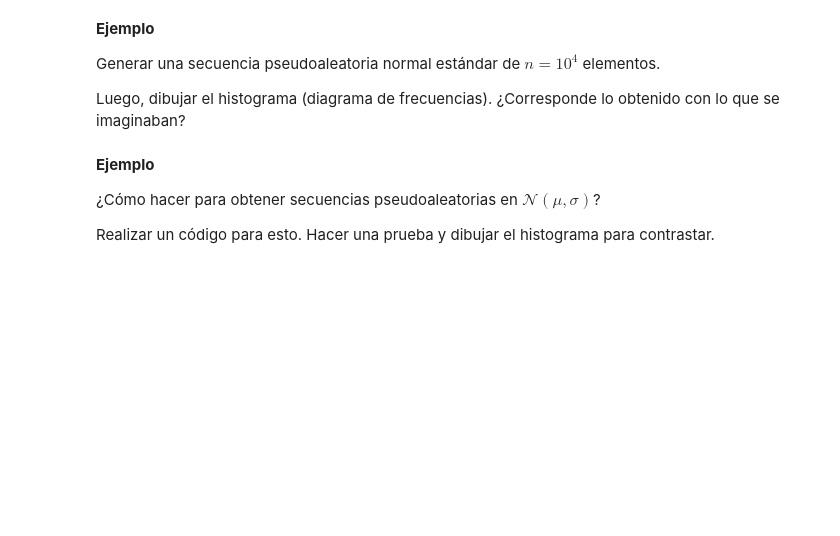
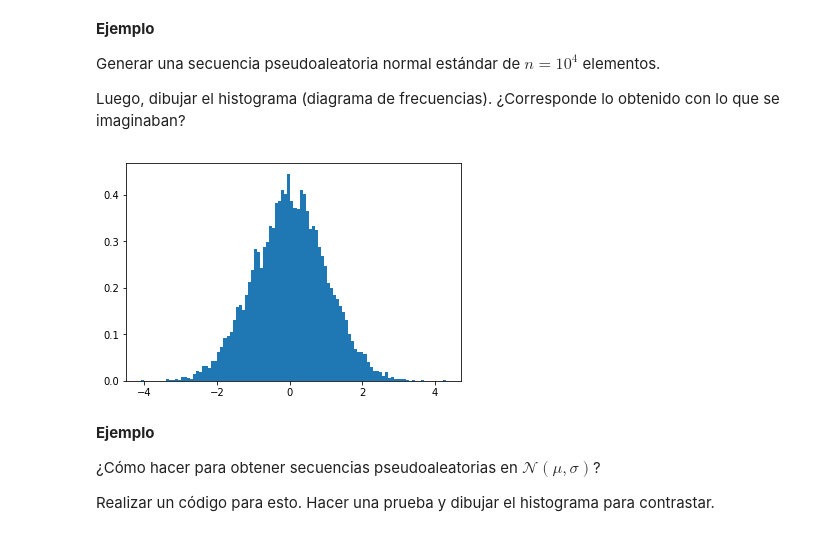
Before and after one commit to adangonzep/SimMat2019-Verano, a Jupyter notebook: Módulo 2/Clase8_NumerosPseudoaleatorios.ipynb, the cells around one changed output. Drawn from its saved outputs; the diff is of its cells as text; code cells hidden in the pictures; blank space fills up the shorter version.

```diff
--- a/Módulo 2/Clase8_NumerosPseudoaleatorios.ipynb
+++ b/Módulo 2/Clase8_NumerosPseudoaleatorios.ipynb
@@ -317,3 +315,13 @@ Escribir una función que devuelva secuencias de números aleatorios $\mathcal{N
+# %%
+#### Resolver acá
+def box_muller(x0,a,b,m,n):
+    U1 = cong_method1(x0,a,b,m,n)
+    U2 = cong_method1(time.time(),a,b,m,n)
+    R = np.sqrt(-2*np.log(U1))
+    theta = 2*np.pi*U2
+    X = R*np.cos(theta)
+    Y = R*np.sin(theta)
+    return X
 # %% [markdown]
 **Ejemplo**
 
@@ -325,3 +331,17 @@ Luego, dibujar el histograma (diagrama de frecuencias). ¿Corresponde lo obtenid
+# %%
+#### Resolver acá
+x0 = time.time()
+m = (2**31)-1
+a = 1103515245
+b = 12345
+n = 10**4
+
+x = box_muller(x0,a,b,m,n)
+# %%
+plt.hist(x,bins=100,density='true')
+plt.show()
+# %% [output]
+[figure, added]
 # %% [markdown]
 **Ejemplo**
 
```
Also changed, not shown: parts of 8 cells of this notebook, 1 other file.
